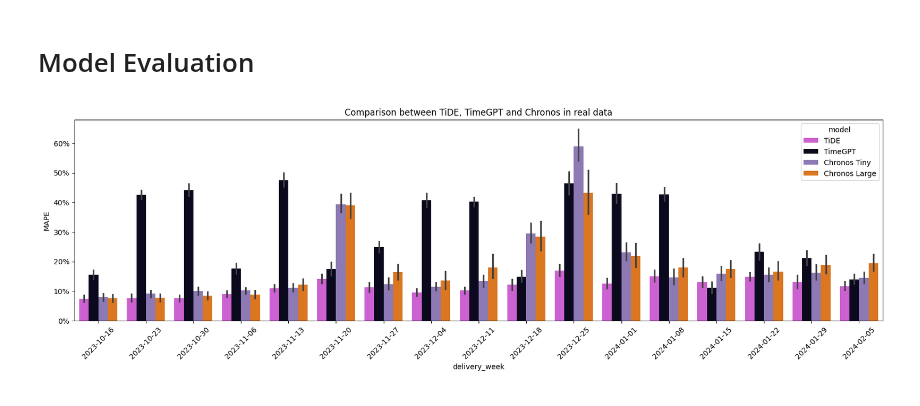
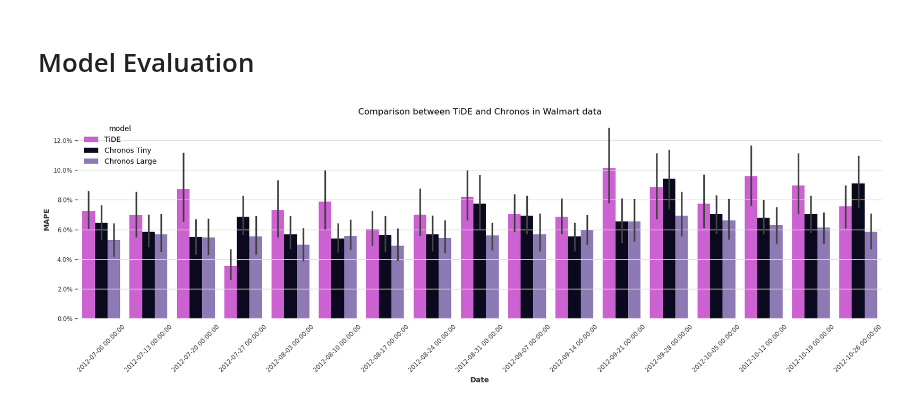
Before and after one commit to zaai-ai/lab, a Jupyter notebook: forecasting/Chronos/chronos.ipynb, the cells around one changed output. Drawn from its saved outputs; the diff is of its cells as text; code cells hidden in the pictures.

Commit message:
add experiments with walmart dataset

```diff
--- a/forecasting/Chronos/chronos.ipynb
+++ b/forecasting/Chronos/chronos.ipynb
@@ -38,11 +82,21 @@ Distinct number of time series: 195
 # %% [markdown]
 # Split data between train and test
 # %%
-# Let's use the last 17 weeks of actuals as of today for the holdout set and the remaining data for the forecast
-forecast_df = df[df['delivery_week'] < "2023-10-16"]
-holdout_df = df[(df['delivery_week'] >= "2023-10-16") & (df['delivery_week'] <= "2024-02-05")]
+# 17 weeks to for test
+train = df[df[TIME_COL] <= (max(df[TIME_COL])-timedelta(weeks=FORECAST_HORIZON))]
+test = df[df[TIME_COL] > (max(df[TIME_COL])-timedelta(weeks=FORECAST_HORIZON))]
+
+# read train and test datasets and transform train dataset
+train_darts = TimeSeries.from_group_dataframe(
+      df=train,
+      group_cols=STATIC_COV,
+      time_col=TIME_COL,
+      value_cols=TARGET,
+      freq=FREQ,
+      fill_missing_dates=True,
+      fillna_value=0)
 
 # since we have several time series not all of them have the same number of weeks in the forecast set
-print(f"Weeks for training: {len(forecast_df['delivery_week'].unique())} from {min(forecast_df['delivery_week']).date()} to {max(forecast_df['delivery_week']).date()}")
-print(f"Weeks for testing: {len(holdout_df['delivery_week'].unique())} from {min(holdout_df['delivery_week']).date()} to {max(holdout_df['delivery_week']).date()}")
+print(f"Weeks for training: {len(train[TIME_COL].unique())} from {min(train[TIME_COL]).date()} to {max(train[TIME_COL]).date()}")
+print(f"Weeks for testing: {len(test[TIME_COL].unique())} from {min(test[TIME_COL]).date()} to {max(test[TIME_COL]).date()}")
 # %% [output]
@@ -92,17 +245,15 @@ for ts in series[:6]:
 # Model Evaluation
 # %%
 # load the forecast from our current model in production
-tide_model_df = pd.read_csv('data/tide.csv', parse_dates=['delivery_week'])
-timegpt_model_df = pd.read_csv('data/timegpt.csv', parse_dates=['delivery_week'])
-chronos_tiny_df = pd.read_csv('data/chronos_tiny.csv', parse_dates=['delivery_week'])
-chronos_large_df = pd.read_csv('data/chronos_large.csv', parse_dates=['delivery_week'])
+tide_model_df = pd.read_csv('data/tide.csv', parse_dates=['Date'])
+chronos_tiny_df = pd.read_csv('data/chronos_tiny.csv', parse_dates=['Date'])
+chronos_large_df = pd.read_csv('data/chronos_large.csv', parse_dates=['Date'])
 
 # merge data frames with forecast and actuals
-model_eval_df = pd.merge(holdout_df[['unique_id', 'delivery_week', 'target']], tide_model_df[['unique_id', 'delivery_week', 'forecast']], on=['unique_id', 'delivery_week'], how='inner')
-model_eval_df = pd.merge(model_eval_df, timegpt_model_df[['unique_id', 'delivery_week', 'TimeGPT']], on=['unique_id', 'delivery_week'], how='inner')
-model_eval_df = pd.merge(model_eval_df, chronos_tiny_df[['unique_id', 'delivery_week', 'Chronos Tiny']], on=['unique_id', 'delivery_week'], how='inner')
-model_eval_df = pd.merge(model_eval_df, chronos_large_df[['unique_id', 'delivery_week', 'Chronos Large']], on=['unique_id', 'delivery_week'], how='inner')
+model_eval_df = pd.merge(test[['unique_id', 'Date', TARGET]], tide_model_df[['unique_id', 'Date', 'TiDE']], on=['unique_id', 'Date'], how='inner')
+model_eval_df = pd.merge(model_eval_df, chronos_tiny_df[['unique_id', 'Date', 'Chronos Tiny']], on=['unique_id', 'Date'], how='inner')
+model_eval_df = pd.merge(model_eval_df, chronos_large_df[['unique_id', 'Date', 'Chronos Large']], on=['unique_id', 'Date'], how='inner')
 
 utils.plot_model_comparison(model_eval_df)
 # %% [output]
-[figure, old version]
+[figure, new version]
```
Also changed, not shown: parts of 13 cells of this notebook, 3 other files.
